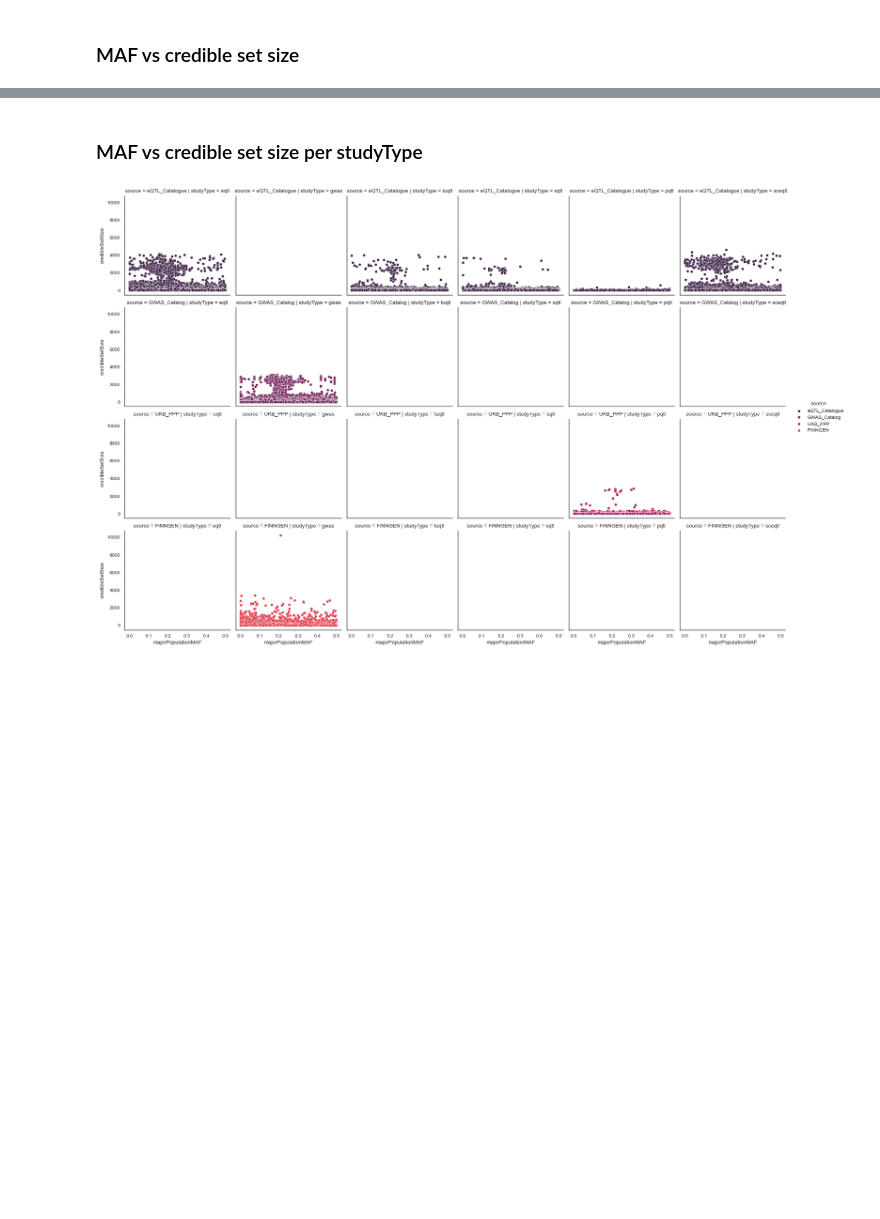
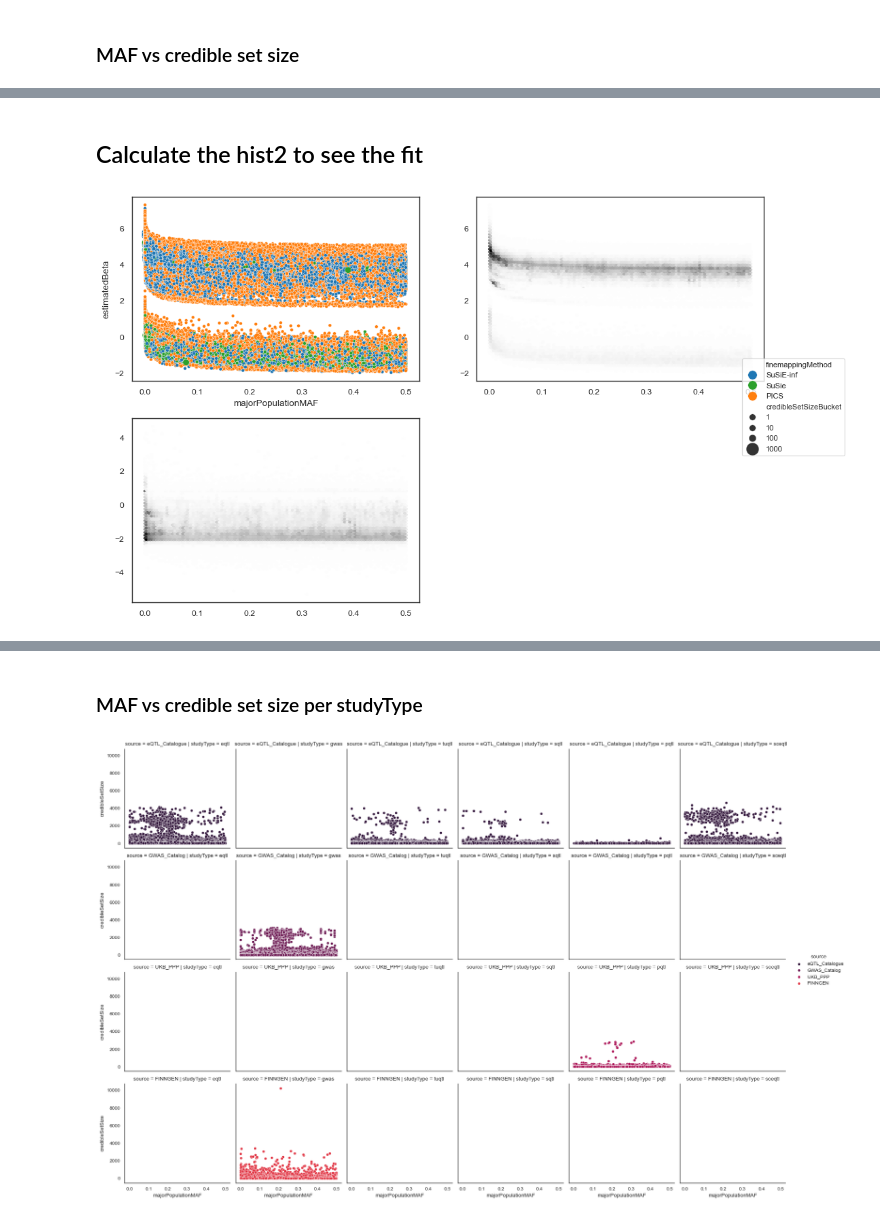
Before and after one commit to opentargets/Gentropy-manuscript, a Jupyter notebook: chapters/variant_effect_prediction/03-plots.ipynb, the cells around one changed output, grey strips where cells are left out. Saved outputs shown, nothing was run; the diff lists cells and outputs as text; code cells hidden in the pictures; blank space fills up the shorter version.

```diff
--- a/chapters/variant_effect_prediction/03-plots.ipynb
+++ b/chapters/variant_effect_prediction/03-plots.ipynb
@@ -136,0 +293,67 @@ plt.show()
+# %% [markdown]
+## Calculate the hist2 to see the fit
+# %%
+data = df
+data_filtered = (
+    (
+        df.filter(pl.col("studyType") == "gwas").filter(pl.col("majorPopulationMAF").is_not_null())
+        # .filter(pl.col("credibleSetSize") < 200)
+    )
+    .select(
+        pl.col("majorPopulationMAF"),
+        pl.col("pValueMantissa"),
+        pl.col("credibleSetSize"),
+        pl.col("beta").abs().log10().alias("log10Beta"),
+        pl.col("beta"),
+        pl.col("rescaledStatistics").struct.field("estimatedBeta").abs().log10().alias("estimatedBeta"),
+        bucketizer(pl.col("credibleSetSize"), [1, 10, 100, 1000]).alias("credibleSetSizeBucket"),
+        pl.when(pl.col("finemappingMethod") == "PICS").then(pl.lit("PICS")).otherwise(pl.lit("SuSiE")).alias("FM"),
+        pl.col("finemappingMethod"),
+    )
+    .filter(pl.col("estimatedBeta").is_not_nan() & ~pl.col("estimatedBeta").is_infinite())
+    .filter(pl.col("log10Beta").is_not_nan() & ~pl.col("log10Beta").is_infinite())
+)
+palette = ["tab:blue", "tab:green", "tab:orange", "tab:red", "tab:purple", "tab:brown"]
+fig = plt.figure(figsize=(12, 12))
+ax1 = plt.subplot(3, 2, 1)
+ax2 = plt.subplot(3, 2, 2)
+ax3 = plt.subplot(3, 2, 3)
+sns.scatterplot(
+    x="majorPopulationMAF",
+    y="estimatedBeta",
+    data=data_filtered,
+    ax=ax1,
+    # style="FM",
+    hue="finemappingMethod",
+    palette=palette,
+    size="credibleSetSizeBucket",
+    # alpha=0.5,
+    # col_wrap=2,
+)
+# ax1.set_ylim(0, 0.2)
+ax2.hexbin(
+    x=data_filtered["majorPopulationMAF"].to_numpy(),
+    y=data_filtered["estimatedBeta"].to_numpy(),
+    bins=100,
+    cmap="binary",
+)
+ax2.set_ylabel("log10EstimatedBeta")
+ax2.set_xlabel("MAF")
+
+ax3.hexbin(
+    x=data_filtered["majorPopulationMAF"].to_numpy(),
+    y=data_filtered["log10Beta"].to_numpy(),
+    bins=100,
+    cmap="binary",
+)
+ax3.set_ylabel("log10StandardBeta")
+ax3.set_xlabel("MAF")
+handles, labels = ax1.get_legend_handles_labels()
+fig.legend(handles, labels, loc="center right", fontsize=8, markerscale=2)
+
+# fig.legend(loc="center right", fontsize=8, markerscale=2)
+ax1.legend().remove()
+
+plt.show()
+# %% [output]
+[figure, added]
```
Also changed, not shown: parts of 14 cells of this notebook, 2 other files.
